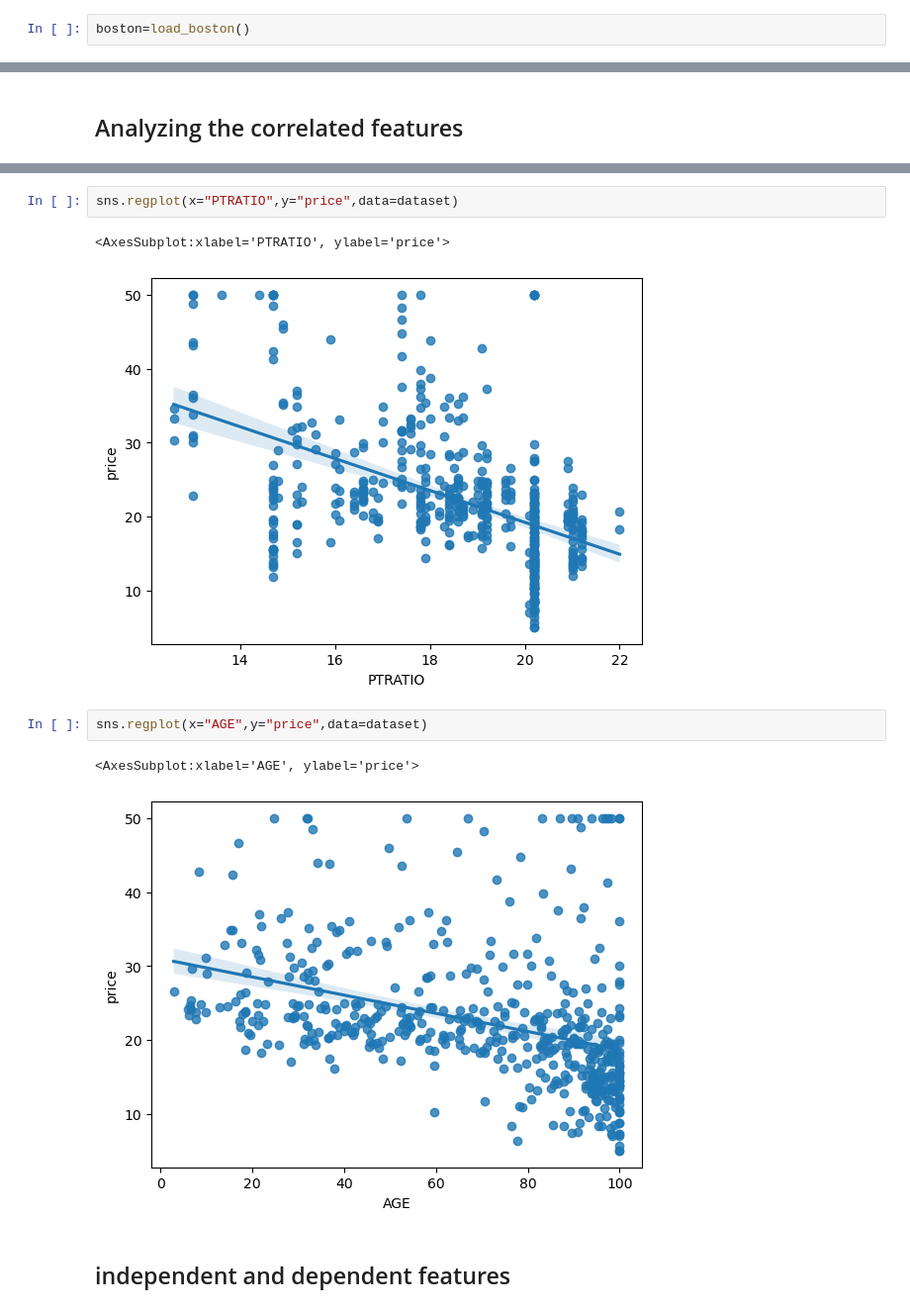
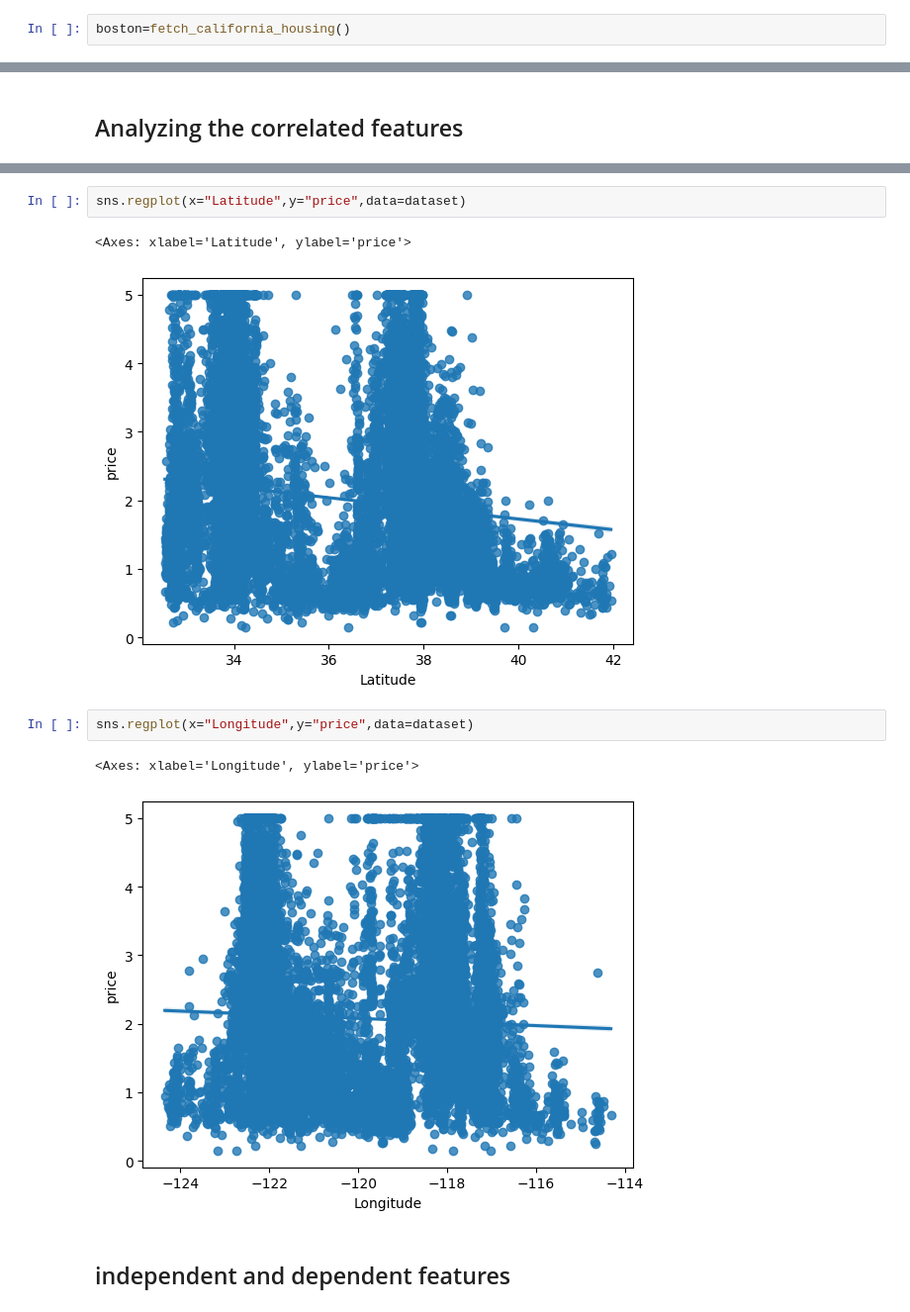
Before and after one commit to Jugal2023/boston-house-pricing-, a Jupyter notebook: boston housing price prediction model .ipynb, the cells around one changed output, grey strips where cells are left out. Shown at 99% size. Cells and saved outputs as stored; diff of their text form.

```diff
--- a/boston housing price prediction model .ipynb
+++ b/boston housing price prediction model .ipynb
@@ -10,2 +10,2 @@ from sklearn.datasets import load_boston
 # %%
-boston=load_boston()
+boston=fetch_california_housing()
@@ -246,13 +201,13 @@ sns.regplot(x="CHAS",y="price",data=dataset)
 # %%
-sns.regplot(x="PTRATIO",y="price",data=dataset)
+sns.regplot(x="Latitude",y="price",data=dataset)
 # %% [output]
-<AxesSubplot:xlabel='PTRATIO', ylabel='price'>
+<Axes: xlabel='Latitude', ylabel='price'>
-[figure, old version]
+[figure, new version]
 # %%
-sns.regplot(x="AGE",y="price",data=dataset)
+sns.regplot(x="Longitude",y="price",data=dataset)
 # %% [output]
-<AxesSubplot:xlabel='AGE', ylabel='price'>
+<Axes: xlabel='Longitude', ylabel='price'>
-[figure, old version]
+[figure, new version]
 # %% [markdown]
 ## independent and dependent features
 # %%
```
Also changed, not shown: parts of 40 cells of this notebook, 9 other files.
